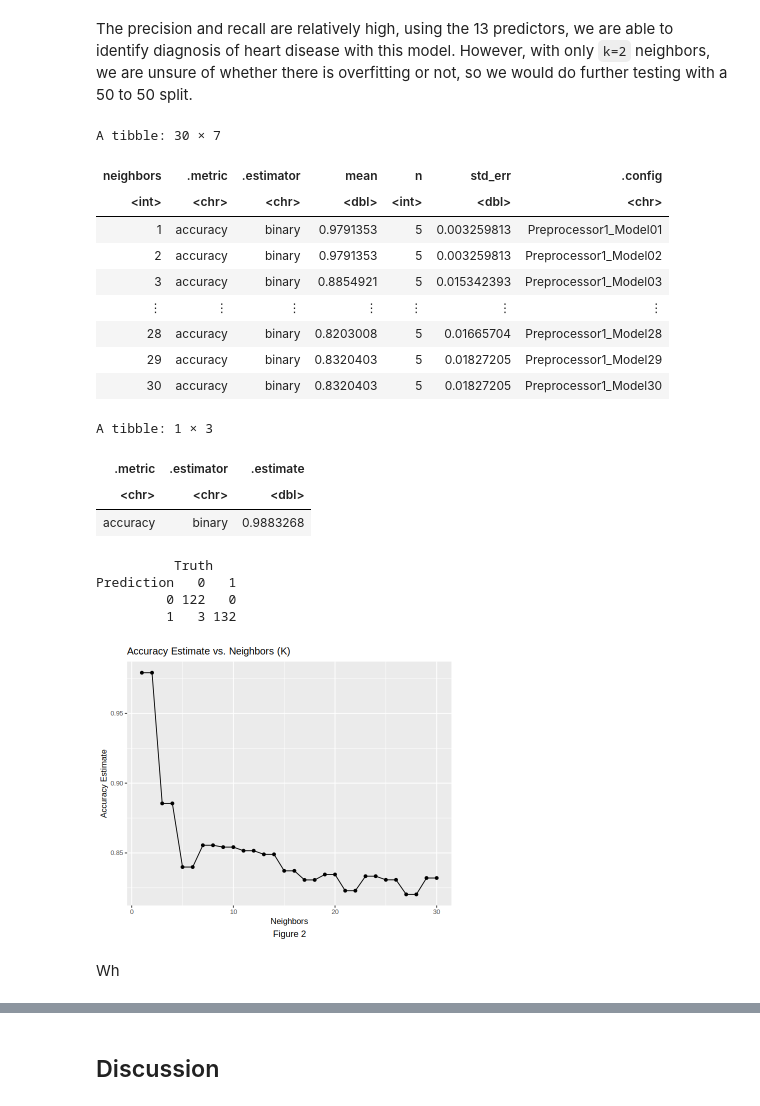
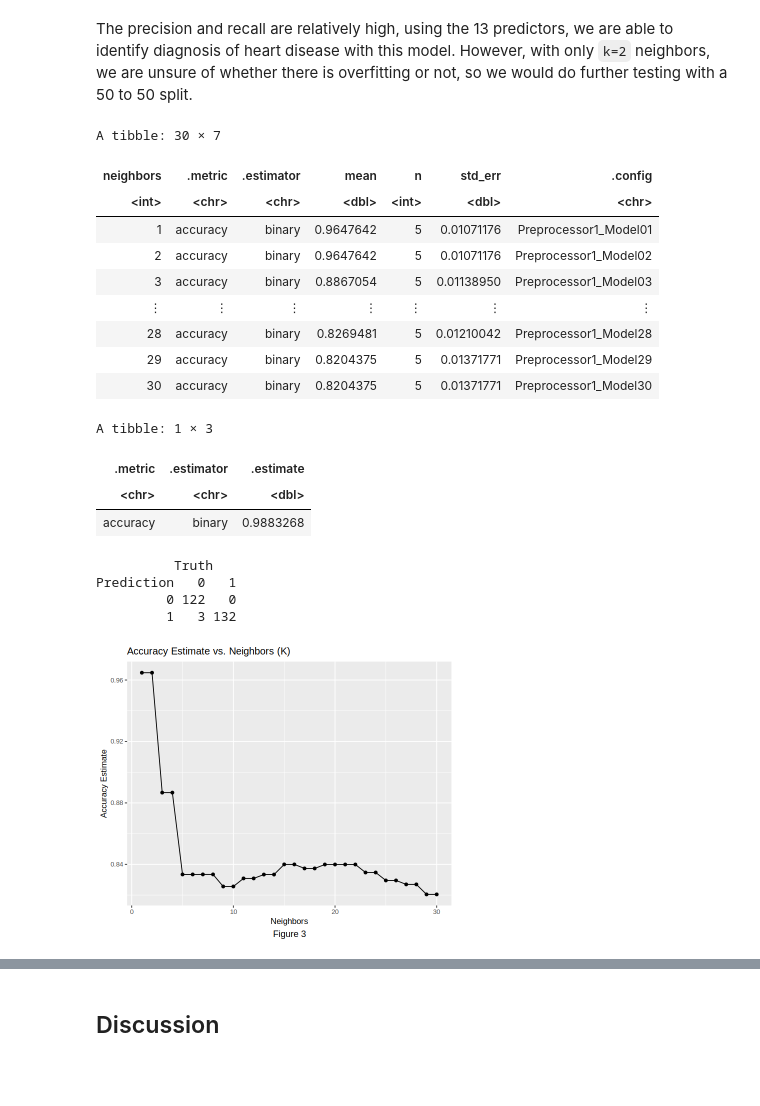
Before and after one commit to random56428/heart-disease, a Jupyter notebook: project.ipynb, the cells around one changed output, grey strips where cells are left out. Cells and saved outputs as stored; diff of their text form; code cells hidden in the pictures; blank space fills up the shorter version.

```diff
--- a/project.ipynb
+++ b/project.ipynb
@@ -416,6 +416,8 @@ print(paste("Recall =", recall))
 # %% [markdown]
 The precision and recall are relatively high, using the 13 predictors, we are able to identify diagnosis of heart disease with this model. However, with only `k=2` neighbors, we are unsure of whether there is overfitting or not, so we would do further testing with a 50 to 50 split.
 # %%
+set.seed(2023)
+
 # Randomly split 50% of the data in the training set
 heart_split_50 <- initial_split(heart_data, prop = 0.50, strata = target)
 heart_train_50 <- training(heart_split)
@@ -445,7 +447,7 @@ cross_val_plot_50 <- accuracies_50 |>
     ggplot(aes(x = neighbors, y = mean)) +
     geom_point() +
     geom_line() +
-    labs(x = "Neighbors", y = "Accuracy Estimate", caption = "Figure 2") +
+    labs(x = "Neighbors", y = "Accuracy Estimate", caption = "Figure 3") +
     ggtitle("Accuracy Estimate vs. Neighbors (K)") +
     theme(text = element_text(size = 10), plot.caption = element_text(hjust = 0.5, size = 11))
 cross_val_plot_50
@@ -456,39 +458,37 @@ spec2 <- nearest_neighbor(weight_func = "rectangular", neighbors = best_K) |>
     set_mode("classification")
 
 fit_50 <- workflow() |>
     add_recipe(recipe_50) |>
     add_model(spec2) |>
     fit(heart_train_50)
 
 predictions_50 <- predict(fit_50, heart_test_50) |>
     bind_cols(heart_test_50)
 
 metrics_50 <- predictions_50 |>
     metrics(truth = target, estimate = .pred_class) |>
     filter(.metric == "accuracy")
 metrics_50
 
 heart_conf_mat_50 <- conf_mat(data = predictions_50, truth = target, estimate = .pred_class)
 heart_conf_mat_50
 # %% [output]
 A tibble: 30 × 7
 | neighbors | .metric | .estimator | mean | n | std_err | .config |
 | <int> | <chr> | <chr> | <dbl> | <int> | <dbl> | <chr> |
-| 1 | accuracy | binary | 0.9791353 | 5 | 0.003259813 | Preprocessor1_Model01 |
-| 2 | accuracy | binary | 0.9791353 | 5 | 0.003259813 | Preprocessor1_Model02 |
-| 3 | accuracy | binary | 0.8854921 | 5 | 0.015342393 | Preprocessor1_Model03 |
+| 1 | accuracy | binary | 0.9647642 | 5 | 0.01071176 | Preprocessor1_Model01 |
+| 2 | accuracy | binary | 0.9647642 | 5 | 0.01071176 | Preprocessor1_Model02 |
+| 3 | accuracy | binary | 0.8867054 | 5 | 0.01138950 | Preprocessor1_Model03 |
 | ⋮ | ⋮ | ⋮ | ⋮ | ⋮ | ⋮ | ⋮ |
-| 28 | accuracy | binary | 0.8203008 | 5 | 0.01665704 | Preprocessor1_Model28 |
-| 29 | accuracy | binary | 0.8320403 | 5 | 0.01827205 | Preprocessor1_Model29 |
-| 30 | accuracy | binary | 0.8320403 | 5 | 0.01827205 | Preprocessor1_Model30 |
+| 28 | accuracy | binary | 0.8269481 | 5 | 0.01210042 | Preprocessor1_Model28 |
+| 29 | accuracy | binary | 0.8204375 | 5 | 0.01371771 | Preprocessor1_Model29 |
+| 30 | accuracy | binary | 0.8204375 | 5 | 0.01371771 | Preprocessor1_Model30 |
 A tibble: 1 × 3
 | .metric | .estimator | .estimate |
 | <chr> | <chr> | <dbl> |
 | accuracy | binary | 0.9883268 |
           Truth
 Prediction   0   1
          0 122   0
          1   3 132
-[figure, old version]
+[figure, new version]
-# %% [markdown]
-Wh
```
Also changed, not shown: parts of 9 cells of this notebook.
